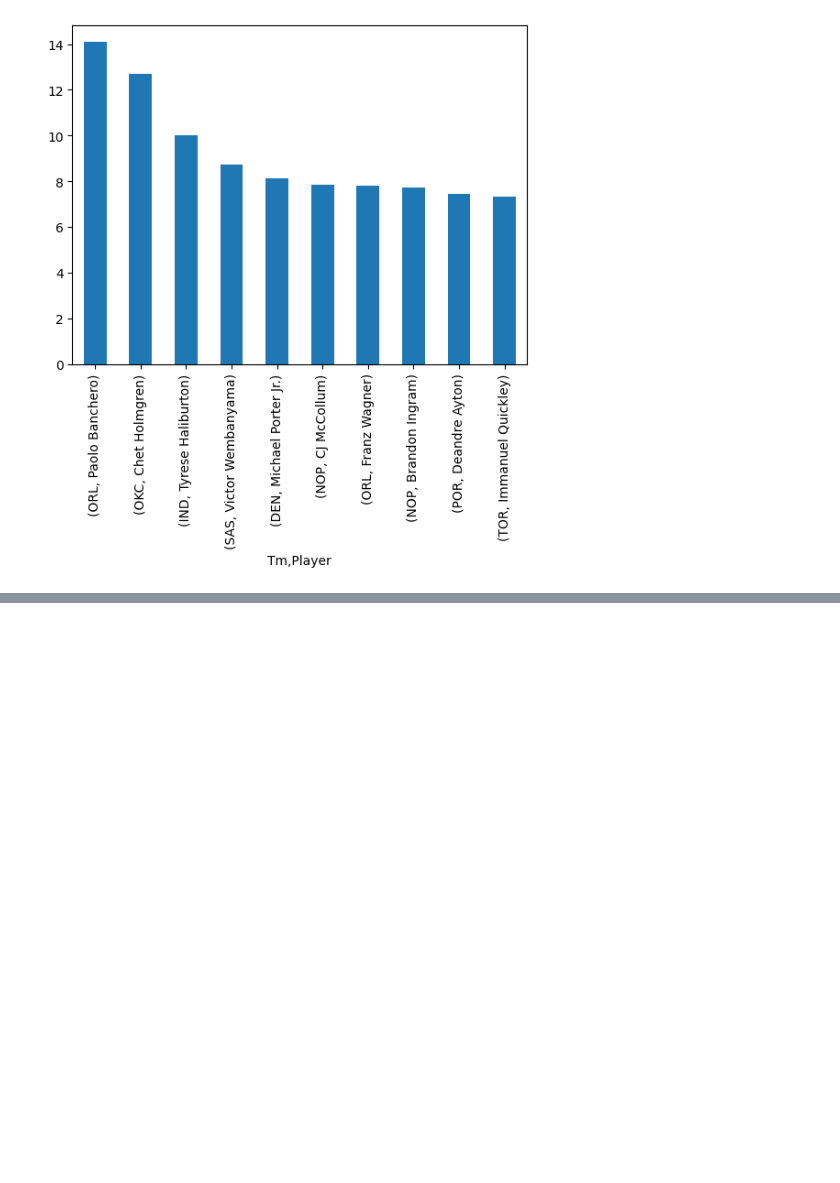
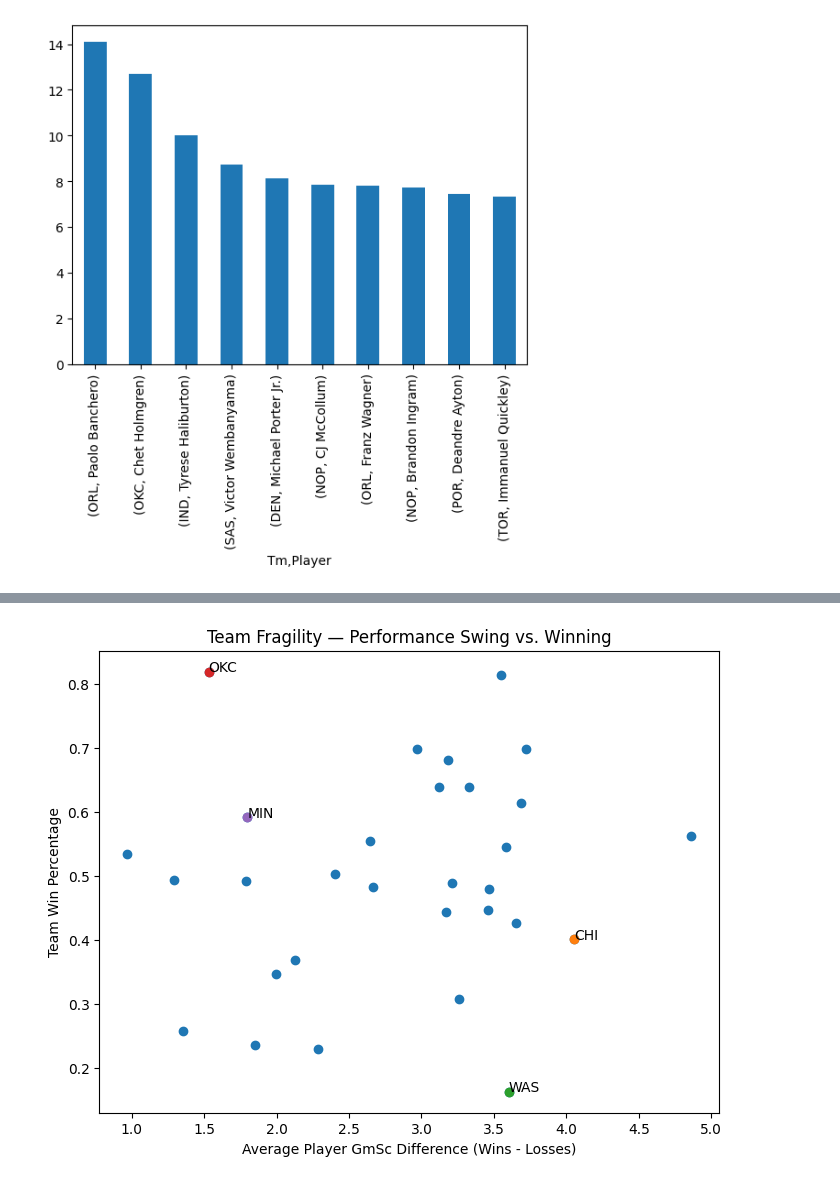
Before and after one commit to JamesDerrick22/cs130-project, a Jupyter notebook: Analysis.ipynb, the cells around one changed output, grey strips where cells are left out. Cells and saved outputs as stored; diff of their text form; code cells hidden in the pictures; blank space fills up the shorter version.

```diff
--- a/Analysis.ipynb
+++ b/Analysis.ipynb
@@ -186,0 +274,30 @@ filtered_stats['Diff'].head(10).plot(kind='bar')
+# %%
+import matplotlib.pyplot as plt
+
+plt.figure(figsize=(8,6))
+plt.scatter(team_summary['Diff'], team_summary['Win_pct'])
+
+plt.xlabel('Average Player GmSc Difference (Wins - Losses)')
+plt.ylabel('Team Win Percentage')
+plt.title('Team Fragility — Performance Swing vs. Winning')
+
+chi = team_summary.loc['CHI']    #Isolate and highlight Bulls
+plt.scatter(chi['Diff'], chi['Win_pct'])
+plt.text(chi['Diff'], chi['Win_pct'], 'CHI', fontsize=10)
+
+wiz = team_summary.loc['WAS']     #Isolate and highlight Wizards
+plt.scatter(wiz['Diff'], wiz['Win_pct'])
+plt.text(wiz['Diff'], wiz['Win_pct'], 'WAS', fontsize=10)
+
+thunder = team_summary.loc['OKC']     #Isolate and highlight Thunder
+plt.scatter(thunder['Diff'], thunder['Win_pct'])
+plt.text(thunder['Diff'], thunder['Win_pct'], 'OKC', fontsize=10)
+
+wolves = team_summary.loc['MIN']        ##Isolate and highlight T-Wolves
+plt.scatter(wolves['Diff'], wolves['Win_pct'])
+plt.text(wolves['Diff'], wolves['Win_pct'], 'MIN', fontsize=10)
+
+plt.savefig('Bulls_Thunder_fragility_scatter.png')
+plt.show()
+# %% [output]
+[figure, added]
```
Also changed, not shown: parts of 9 cells of this notebook, 1 other file.
